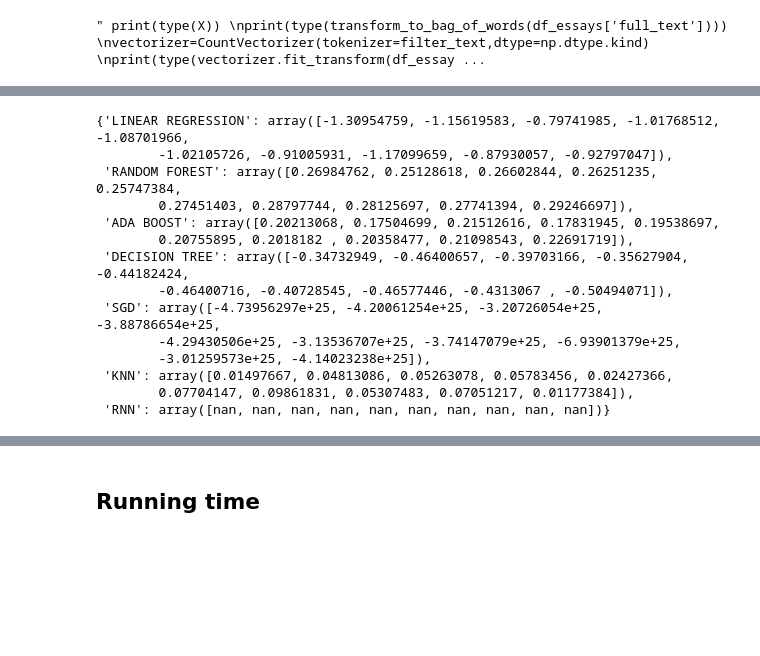
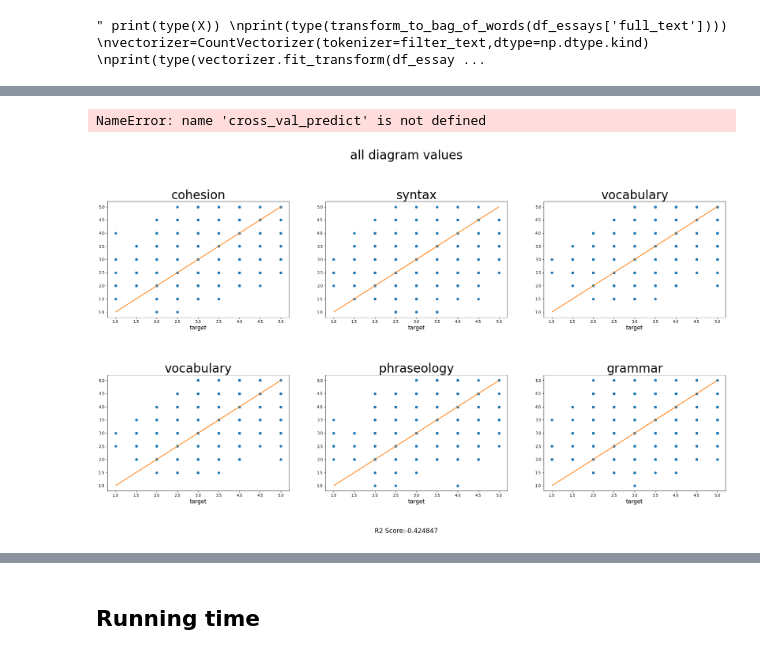
Before and after one commit to leofrio/English-Proficiency-Repository, a Jupyter notebook: doingit.ipynb, the cells around one changed output, grey strips where cells are left out. Saved outputs shown, nothing was run; the diff lists cells and outputs as text; code cells hidden in the pictures; blank space fills up the shorter version.

Commit message:
making workable graph

```diff
--- a/doingit.ipynb
+++ b/doingit.ipynb
@@ -691,7 +695,7 @@ print(type(vectorizer.fit_transform(df_essays['full_text']).toarray())) """
 " print(type(X)) \nprint(type(transform_to_bag_of_words(df_essays['full_text']))) \nvectorizer=CountVectorizer(tokenizer=filter_text,dtype=np.dtype.kind) \nprint(type(vectorizer.fit_transform(df_essay ...
 # %%
 def getModels():
-   return {"LINEAR REGRESSION":LinearRegression(),
+   return {"LINEAR REGRESSION":MultiOutputRegressor(LinearRegression()),
     "RANDOM FOREST":MultiOutputRegressor(RandomForestRegressor()),
     "ADA BOOST":MultiOutputRegressor(AdaBoostRegressor()),
     "DECISION TREE":MultiOutputRegressor(DecisionTreeRegressor()),
@@ -752,12 +707,10 @@ y_pred=regressor.predict(X_test)
 # %%
 models=getModels()
 scores={}
-for i in models.keys():
-    scores[i]=cross_val_score(models[i],X,y,cv=10)
+""" for i in models.keys():
+    scores[i]=cross_val_score(models[i],X,y,cv=10,n_jobs=-1) """
 
-""" scores =cross_val_score(getModel(),X,y,cv=10)
-print("R2: ",np.absolute(np.mean(scores))) """
-
+scores['RANDOM FOREST']=cross_val_score(models['RANDOM FOREST'],X,y,cv=10,)
 
 scores
 # %% [output]
@@ -782,17 +718,41 @@ KeyboardInterrupt:
-# %%
-scores
-# %% [output]
-{'LINEAR REGRESSION': array([-1.30954759, -1.15619583, -0.79741985, -1.01768512, -1.08701966,
-        -1.02105726, -0.91005931, -1.17099659, -0.87930057, -0.92797047]),
- 'RANDOM FOREST': array([0.26984762, 0.25128618, 0.26602844, 0.26251235, 0.25747384,
-        0.27451403, 0.28797744, 0.28125697, 0.27741394, 0.29246697]),
- 'ADA BOOST': array([0.20213068, 0.17504699, 0.21512616, 0.17831945, 0.19538697,
-        0.20755895, 0.2018182 , 0.20358477, 0.21098543, 0.22691719]),
- 'DECISION TREE': array([-0.34732949, -0.46400657, -0.39703166, -0.35627904, -0.44182424,
-        -0.46400716, -0.40728545, -0.46577446, -0.4313067 , -0.50494071]),
- 'SGD': array([-4.73956297e+25, -4.20061254e+25, -3.20726054e+25, -3.88786654e+25,
-        -4.29430506e+25, -3.13536707e+25, -3.74147079e+25, -6.93901379e+25,
-        -3.01259573e+25, -4.14023238e+25]),
- 'KNN': array([0.01497667, 0.04813086, 0.05263078, 0.05783456, 0.02427366,
-        0.07704147, 0.09861831, 0.05307483, 0.07051217, 0.01177384]),
- 'RNN': array([nan, nan, nan, nan, nan, nan, nan, nan, nan, nan])}
+# %%
+predictions= cross_val_predict(models['RANDOM FOREST'],X,y,cv=10,n_jobs=6)
+# %% [output]
+NameError: name 'cross_val_predict' is not defined
+# %%
+#predictions["target"]=y
+arrs=[
+    (["Pred"] *6)+(["Real"] * 6),
+    target_names.copy() + target_names.copy()
+]
+scaler=StandardScaler()
+tarrs=zip(arrs[0],arrs[1])
+predictions_index=pd.MultiIndex.from_tuples(tarrs)
+pred_and_y=np.concatenate((predictions,y.to_numpy()),axis=1)
+compares=pd.DataFrame(pred_and_y,columns=predictions_index)
+#print(predictions)
+#predictions=np.transpose(pd.DataFrame(predictions))
+fig,ax =plt.subplots(2,3)
+fig.suptitle("all diagram values",size=33)
+fig.set_figwidth(30)
+fig.set_figheight(15)
+dimX=ax.shape[0]
+dimY=ax.shape[1]
+r2=r2_score(y,predictions,multioutput='uniform_average')
+fig.text(0.5,0.02,"R2 Score:%f"%r2,fontsize="xx-large",ha='center')
+for i in range(dimX):
+    for j in range(dimY) :
+        oneDIndex=(i*dimX)+j
+        ax[i,j].plot(compares['Real'][target_names[oneDIndex]],compares['Pred'][target_names[oneDIndex]],"o")
+        ax[i,j].set_title(target_names[oneDIndex],size=33)
+        ax[i,j].set_xlabel("target",size=15)
+        #ax[i,j].set_xbound(lower=0,upper=350)
+        m,b=np.polyfit(y[target_names[oneDIndex]],y[target_names[oneDIndex]],deg=1)
+        ax[i,j].plot(y[target_names[oneDIndex]],m*y[target_names[oneDIndex]]+b)
+        #centerish=ax[i,j].get_xbound()[1]/2
+        #centerishY=ax[i,j].get_ybound()[1]/2
+        #ax[i,j].text(x=centerish-13,y=-centerishY/2.5,s=("R2:%f" % float(auxdic[oneDIndex][1])),ma="center")
+fig.align_labels()
+fig.subplots_adjust(top=0.85,hspace=0.5)
+# %% [output]
+[figure, added]
```
Also changed, not shown: parts of 19 cells of this notebook.
